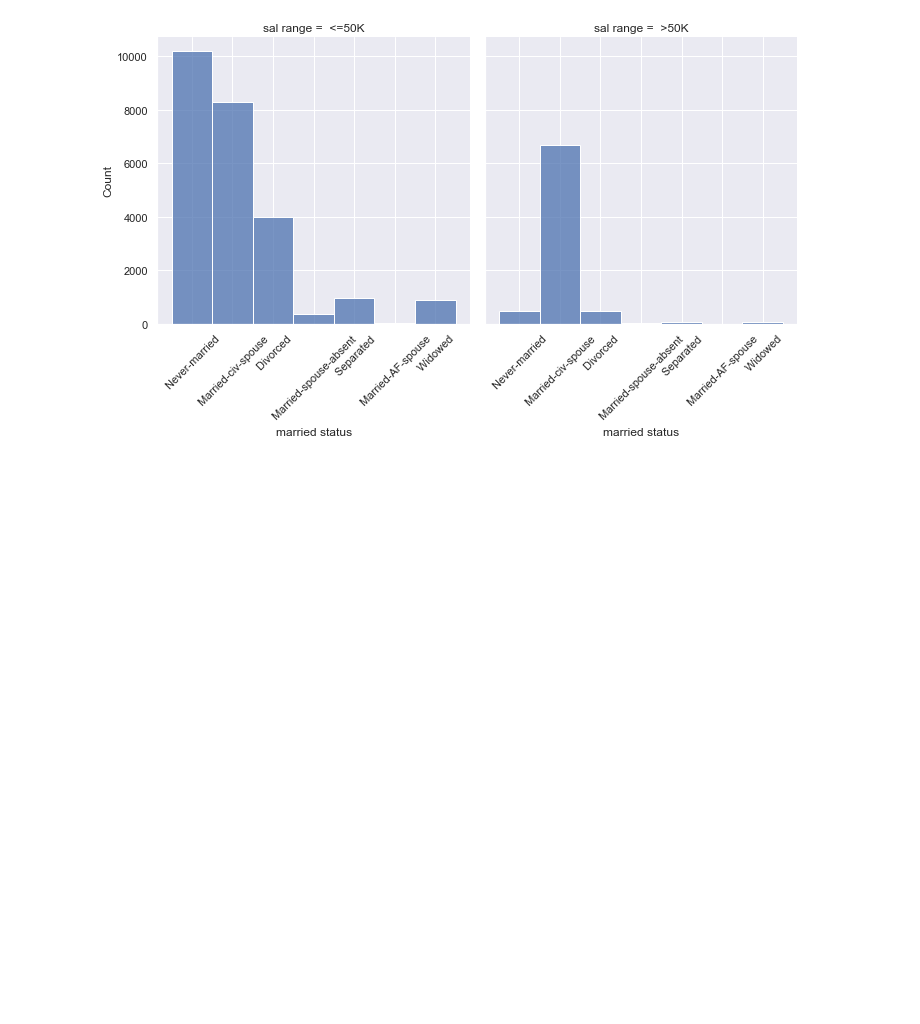
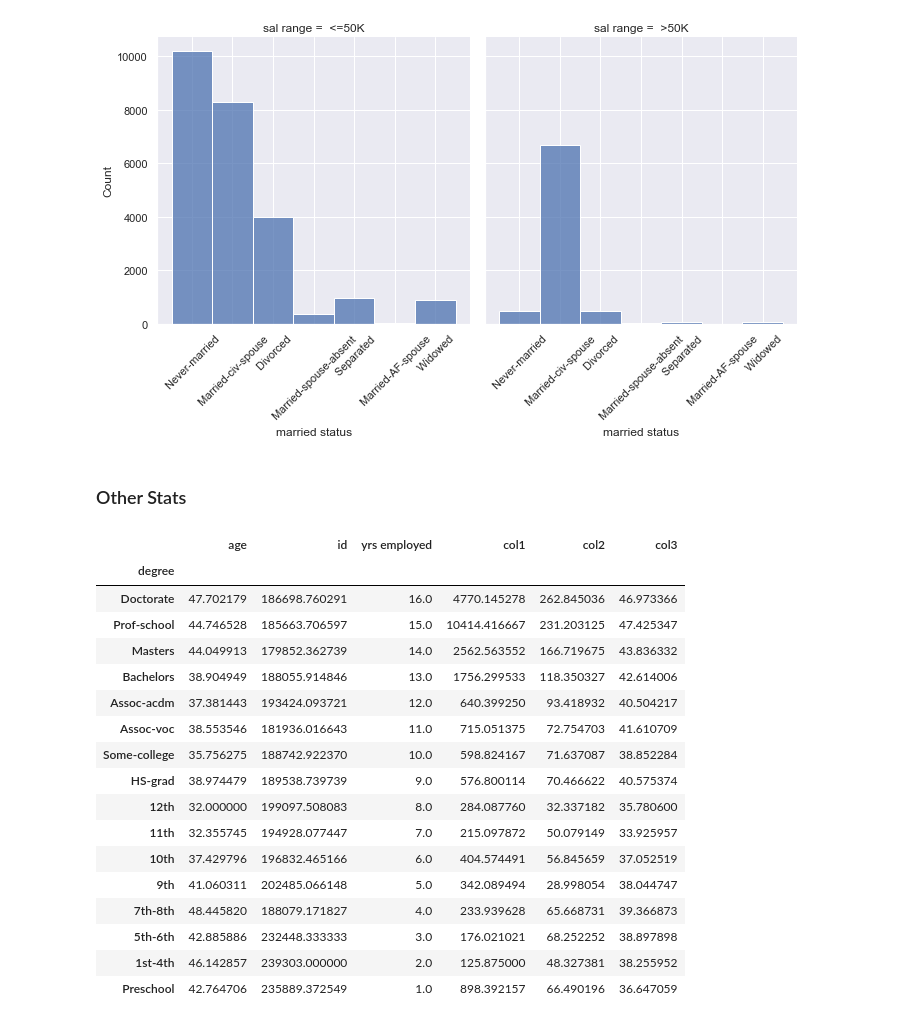
Before and after one commit to jpronier/Mim1, a Jupyter notebook: Employees.ipynb, the cells around one changed output. Saved outputs shown, nothing was run; the diff lists cells and outputs as text; code cells hidden in the pictures; blank space fills up the shorter version.

```diff
--- a/Employees.ipynb
+++ b/Employees.ipynb
@@ -209,3 +209,26 @@ plot.set_xticklabels(rotation=45)
 # %% [output]
 <seaborn.axisgrid.FacetGrid at 0x...>
 [figure]
+# %% [markdown]
+### Other Stats
+# %%
+df.groupby('degree').mean().sort_values('yrs employed', ascending=False)
+# %% [output]
+|  | age | id | yrs employed | col1 | col2 | col3 |
+| degree |  |  |  |  |  |  |
+| Doctorate | 47.702179 | 186698.760291 | 16.0 | 4770.145278 | 262.845036 | 46.973366 |
+| Prof-school | 44.746528 | 185663.706597 | 15.0 | 10414.416667 | 231.203125 | 47.425347 |
+| Masters | 44.049913 | 179852.362739 | 14.0 | 2562.563552 | 166.719675 | 43.836332 |
+| Bachelors | 38.904949 | 188055.914846 | 13.0 | 1756.299533 | 118.350327 | 42.614006 |
+| Assoc-acdm | 37.381443 | 193424.093721 | 12.0 | 640.399250 | 93.418932 | 40.504217 |
+| Assoc-voc | 38.553546 | 181936.016643 | 11.0 | 715.051375 | 72.754703 | 41.610709 |
+| Some-college | 35.756275 | 188742.922370 | 10.0 | 598.824167 | 71.637087 | 38.852284 |
+| HS-grad | 38.974479 | 189538.739739 | 9.0 | 576.800114 | 70.466622 | 40.575374 |
+| 12th | 32.000000 | 199097.508083 | 8.0 | 284.087760 | 32.337182 | 35.780600 |
+| 11th | 32.355745 | 194928.077447 | 7.0 | 215.097872 | 50.079149 | 33.925957 |
+| 10th | 37.429796 | 196832.465166 | 6.0 | 404.574491 | 56.845659 | 37.052519 |
+| 9th | 41.060311 | 202485.066148 | 5.0 | 342.089494 | 28.998054 | 38.044747 |
+| 7th-8th | 48.445820 | 188079.171827 | 4.0 | 233.939628 | 65.668731 | 39.366873 |
+| 5th-6th | 42.885886 | 232448.333333 | 3.0 | 176.021021 | 68.252252 | 38.897898 |
+| 1st-4th | 46.142857 | 239303.000000 | 2.0 | 125.875000 | 48.327381 | 38.255952 |
+| Preschool | 42.764706 | 235889.372549 | 1.0 | 898.392157 | 66.490196 | 36.647059 |
```
Also changed, not shown: parts of 1 cell of this notebook.
